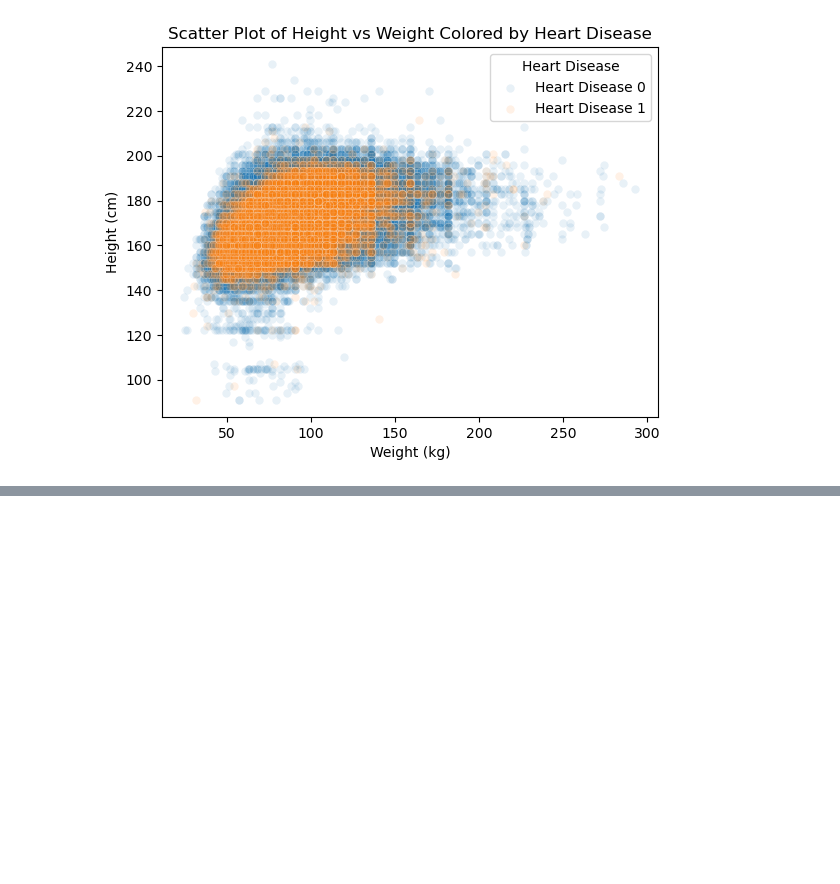
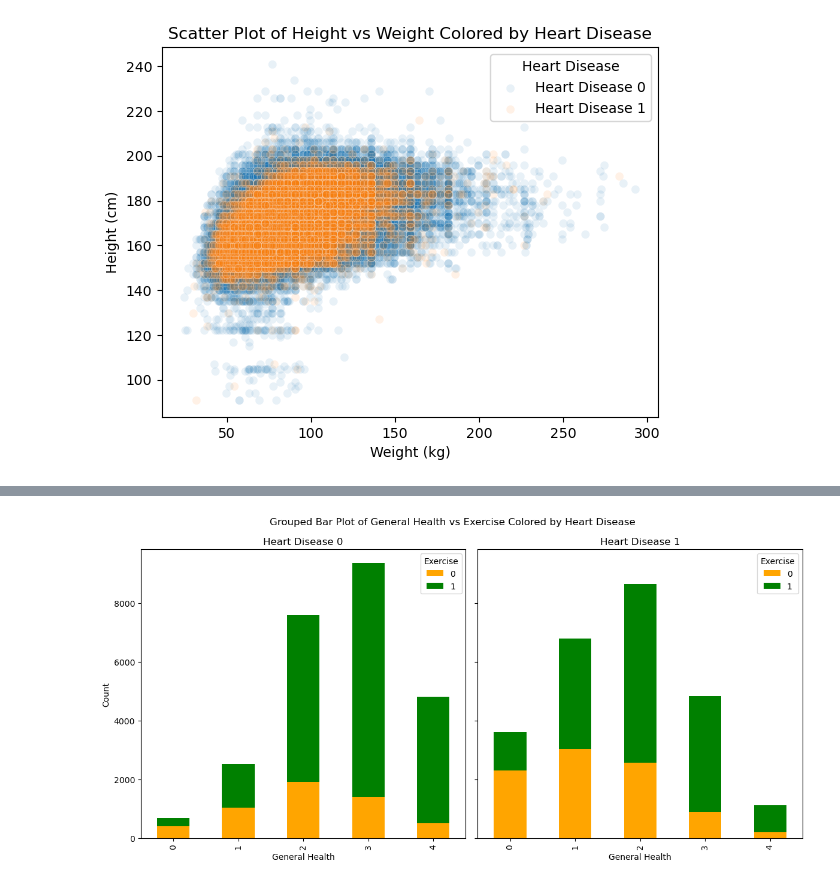
Before and after one commit to Chasindu/3401, a Jupyter notebook: ProjVisualizationTest.ipynb, the cells around one changed output, grey strips where cells are left out. Cells and saved outputs as stored; diff of their text form; code cells hidden in the pictures; blank space fills up the shorter version.

```diff
--- a/ProjVisualizationTest.ipynb
+++ b/ProjVisualizationTest.ipynb
@@ -382,0 +383,28 @@ plt.show()
+# %%
+df_heart_disease_0 = df5050[df5050['Heart_Disease'] == 0]
+df_heart_disease_1 = df5050[df5050['Heart_Disease'] == 1]
+
+grouped_heart_disease_0 = df_heart_disease_0.groupby(['General_Health', 'Exercise']).size().unstack(fill_value=0)
+grouped_heart_disease_1 = df_heart_disease_1.groupby(['General_Health', 'Exercise']).size().unstack(fill_value=0)
+
+# Plot grouped bar plot
+fig, ax = plt.subplots(1, 2, figsize=(12, 6), sharey=True)
+
+# Heart Disease 0
+grouped_heart_disease_0.plot(kind='bar', stacked=True, ax=ax[0], color=['orange', 'green'])
+ax[0].set_title('Heart Disease 0')
+ax[0].set_xlabel('General Health')
+ax[0].set_ylabel('Count')
+ax[0].legend(title='Exercise')
+
+# Heart Disease 1
+grouped_heart_disease_1.plot(kind='bar', stacked=True, ax=ax[1], color=['orange', 'green'])
+ax[1].set_title('Heart Disease 1')
+ax[1].set_xlabel('General Health')
+ax[1].legend(title='Exercise')
+
+plt.suptitle('Grouped Bar Plot of General Health vs Exercise Colored by Heart Disease')
+plt.tight_layout()
+plt.show()
+# %% [output]
+[figure, added]
```
Also changed, not shown: parts of 24 cells of this notebook.
